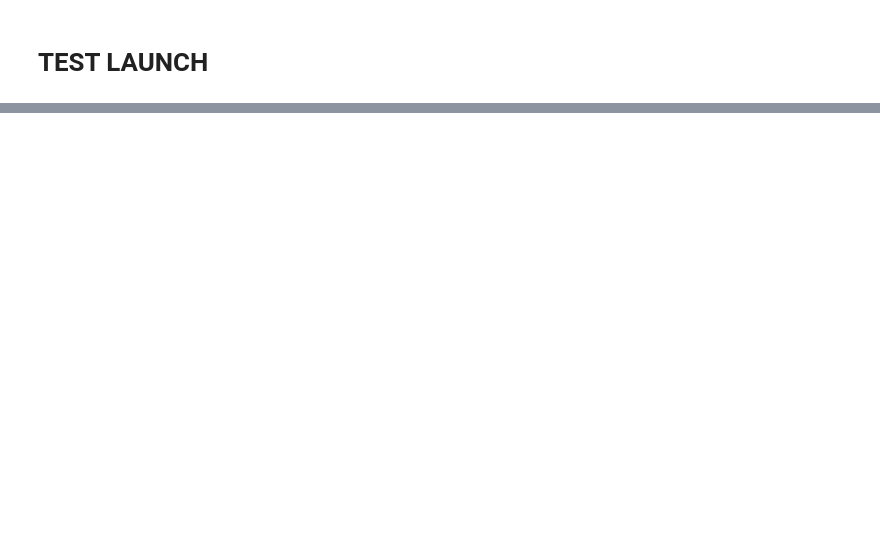
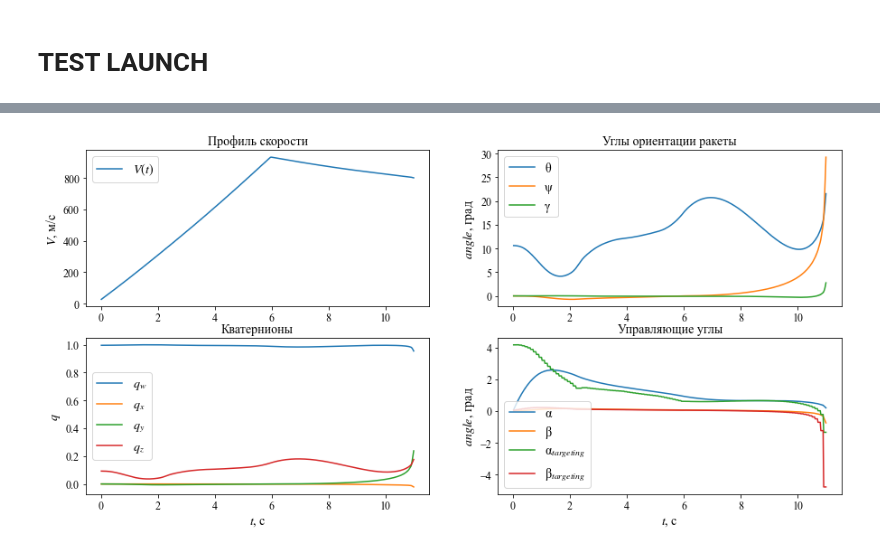
Before and after one commit to kirtis26/Missile3D, a Jupyter notebook: Missile3D.ipynb, the cells around one changed output, grey strips where cells are left out. Saved outputs shown, nothing was run; the diff lists cells and outputs as text; code cells hidden in the pictures; blank space fills up the shorter version.

```diff
--- a/Missile3D.ipynb
+++ b/Missile3D.ipynb
@@ -993,0 +923,53 @@ plt.show()
+# %%
+fig = plt.figure(figsize=(15,7))
+
+ax_1 = fig.add_subplot(2, 2, 1)
+ax_2 = fig.add_subplot(2, 2, 2)
+ax_3 = fig.add_subplot(2, 2, 3)
+ax_4 = fig.add_subplot(2, 2, 4)
+
+ax_1.plot(mis.history['t'], mis.history['v_abs'], label='$V(t)$')
+
+ax_2.plot(mis.history['t'], np.degrees(mis.history['thetta']), label='θ')
+ax_2.plot(mis.history['t'], np.degrees(mis.history['psi']), label='ψ')
+ax_2.plot(mis.history['t'], np.degrees(mis.history['gamma']), label='γ')
+
+ax_3.plot(mis.history['t'], mis.history['qw'], label='$q_w$')
+ax_3.plot(mis.history['t'], mis.history['qx'], label='$q_x$')
+ax_3.plot(mis.history['t'], mis.history['qy'], label='$q_y$')
+ax_3.plot(mis.history['t'], mis.history['qz'], label='$q_z$')
+
+ax_4.plot(mis.history['t'], mis.history['alpha'], label='α')
+ax_4.plot(mis.history['t'], mis.history['betta'], label='β')
+ax_4.plot(mis.history['t'], mis.history['alpha_targeting'], label='α$_{targeting}$')
+ax_4.plot(mis.history['t'], mis.history['betta_targeting'], label='β$_{targeting}$')
+
+ax_1.set_ylabel('$V$, м/c', fontsize=14)
+ax_2.set_ylabel('$angle$, град', fontsize=14)
+ax_3.set_xlabel('$t$, c', fontsize=14)
+ax_3.set_ylabel('$q$', fontsize=14)
+ax_4.set_xlabel('$t$, c', fontsize=14)
+ax_4.set_ylabel('$angle$, град', fontsize=14)
+
+fs = 14
+ax_1.set_title(label='Профиль скорости', fontdict={'fontsize': fs})
+ax_2.set_title(label='Углы ориентации ракеты', fontdict={'fontsize': fs})
+ax_3.set_title(label='Кватернионы', fontdict={'fontsize': fs})
+ax_4.set_title(label='Управляющие углы', fontdict={'fontsize': fs})
+
+fs = 14
+ax_1.legend(fontsize=fs)
+ax_2.legend(fontsize=fs)
+ax_3.legend(fontsize=fs, loc='center left')
+ax_4.legend(fontsize=fs)
+
+ls = 12
+ax_1.tick_params(labelsize=ls)
+ax_2.tick_params(labelsize=ls)
+ax_3.tick_params(labelsize=ls)
+ax_4.tick_params(labelsize=ls)
+
+plt.savefig('inf_value1.jpg', dpi=400)
+plt.show()
+# %% [output]
+[figure, added]
```
Also changed, not shown: parts of 26 cells of this notebook.
